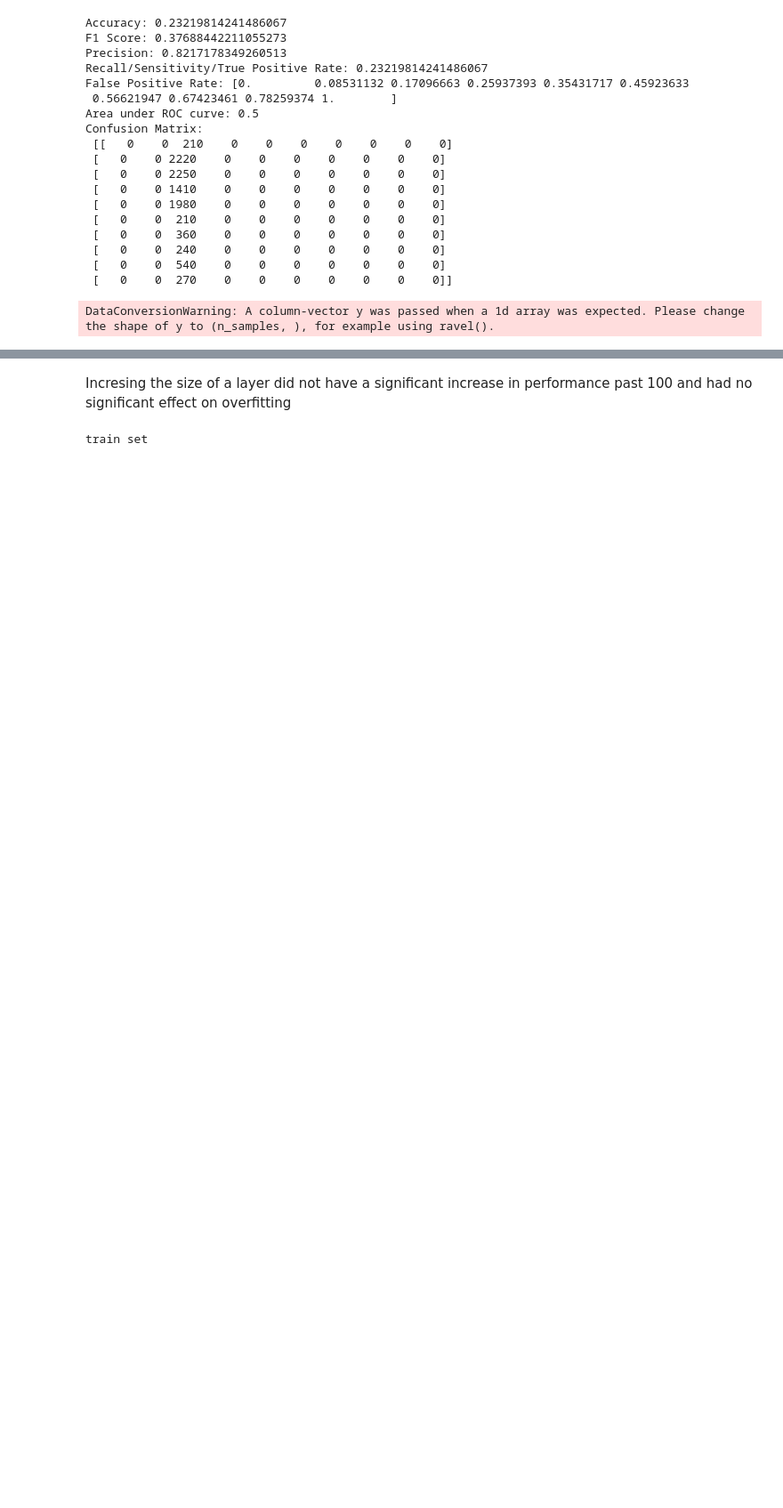
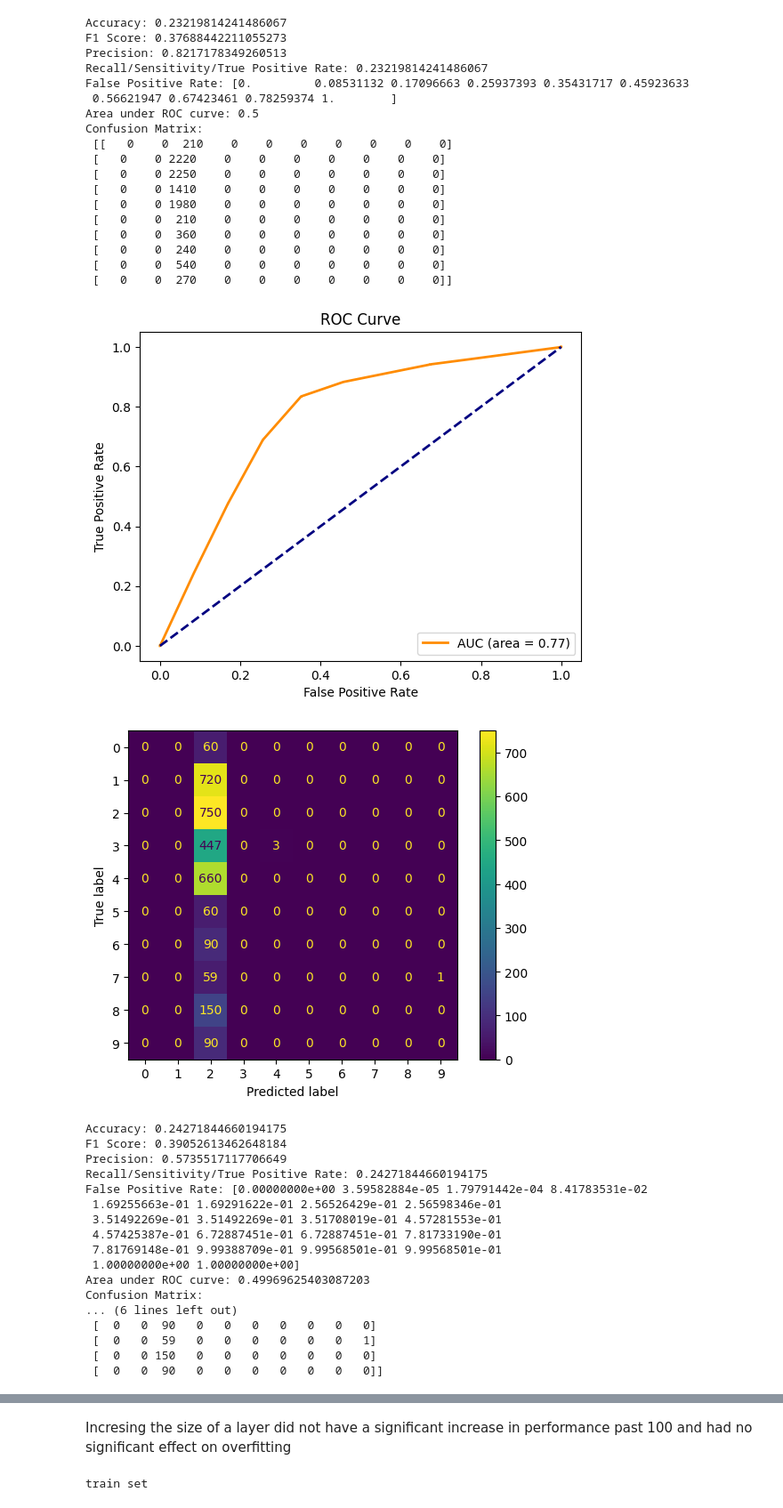
Before and after one commit to Suhail270/DMML_Part4, a Jupyter notebook: part_4_v2.ipynb, the cells around one changed output, grey strips where cells are left out. Shown at 89% size. Saved outputs shown, nothing was run; the diff lists cells and outputs as text; code cells hidden in the pictures; blank space fills up the shorter version.

Commit message:
Ran up to MLP on normalized data

```diff
--- a/part_4_v2.ipynb
+++ b/part_4_v2.ipynb
@@ -549,7 +553,7 @@ Confusion Matrix:
  [   0    2    3    1    1    0    0    0    0  263]]
 # %%
 # testing set (normalized)
-perceptron_clf_calibrated.fit(x_train_norm, y_train)
+perceptron_clf_calibrated.fit(x_train_norm, y_train.to_numpy().ravel())
 get_metrics(perceptron_clf_calibrated, x_test_norm, y_test)
 # %% [output]
 [figure]
@@ -573,7 +577,7 @@ Confusion Matrix:
  [  0   0   1   0   2   0   0   0   0  87]]
 # %%
 # training set (normalized no outliers)
-perceptron_clf_calibrated.fit(x_train_no_outliers_norm, y_train_filtered_outlier_norm)
+perceptron_clf_calibrated.fit(x_train_no_outliers_norm, y_train_filtered_outlier_norm.to_numpy().ravel())
 get_metrics(perceptron_clf_calibrated, x_train_no_outliers_norm, y_train_filtered_outlier_norm)
 # %% [output]
 [figure]
@@ -597,7 +601,7 @@ False Positive Rate: [0.00000000e+00 0.00000000e+00 0.00000000e+00 1.94352127e-0
  [   0    0    0    0    0    0    0    0    0  174]]
 # %%
 # testing set (normalized no outliers)
-perceptron_clf_calibrated.fit(x_train_no_outliers_norm, y_train_filtered_outlier_norm)
+perceptron_clf_calibrated.fit(x_train_no_outliers_norm, y_train_filtered_outlier_norm.to_numpy().ravel())
 get_metrics(perceptron_clf_calibrated, x_test_no_outliers_norm, y_test_filtered_outlier_norm)
 # %% [output]
 [figure]
@@ -624,7 +626,7 @@ Neither accuracy nor the other performance metrics are improved by normalization
 # %%
 # training set with 10-fold cross-valiation
-get_cross_val_metrics(perceptron_clf_calibrated, x_train, y_train)
-plot_learning_curve(perceptron_clf_calibrated, x_train, y_train)
+get_cross_val_metrics(perceptron_clf_calibrated, x_train, y_train.to_numpy().ravel())
+plot_learning_curve(perceptron_clf_calibrated, x_train, y_train.to_numpy().ravel())
 # %% [output]
 Cross-validation accuracy scores: [0.91744066 0.94014448 0.92672859 0.92363261 0.93085655 0.9370485
  0.94014448 0.92672859 0.93085655 0.93188854]
@@ -679,7 +681,27 @@ Confusion Matrix:
  [   0    0  540    0    0    0    0    0    0    0]
  [   0    0  270    0    0    0    0    0    0    0]]
 # %%
-mlp_clf.fit(x_train, y_train)
+# testing default MLPClassifier on validation set
+
+mlp_clf.fit(x_train, y_train.to_numpy().ravel())
 get_metrics(mlp_clf, x_test, y_test)
 # %% [output]
+[figure, added]
+[figure, added]
-DataConversionWarning: A column-vector y was passed when a 1d array was expected. Please change the shape of y to (n_samples, ), for example using ravel().
+Accuracy: 0.24271844660194175
+F1 Score: 0.39052613462648184
+Precision: 0.5735517117706649
+Recall/Sensitivity/True Positive Rate: 0.24271844660194175
+False Positive Rate: [0.00000000e+00 3.59582884e-05 1.79791442e-04 8.41783531e-02
+ 1.69255663e-01 1.69291622e-01 2.56526429e-01 2.56598346e-01
+ 3.51492269e-01 3.51492269e-01 3.51708019e-01 4.57281553e-01
+ 4.57425387e-01 6.72887451e-01 6.72887451e-01 7.81733190e-01
+ 7.81769148e-01 9.99388709e-01 9.99568501e-01 9.99568501e-01
+ 1.00000000e+00 1.00000000e+00]
+Area under ROC curve: 0.49969625403087203
+Confusion Matrix:
+... (6 lines left out)
+ [  0   0  90   0   0   0   0   0   0   0]
+ [  0   0  59   0   0   0   0   0   0   1]
+ [  0   0 150   0   0   0   0   0   0   0]
+ [  0   0  90   0   0   0   0   0   0   0]]
```
Also changed, not shown: parts of 32 cells of this notebook.
